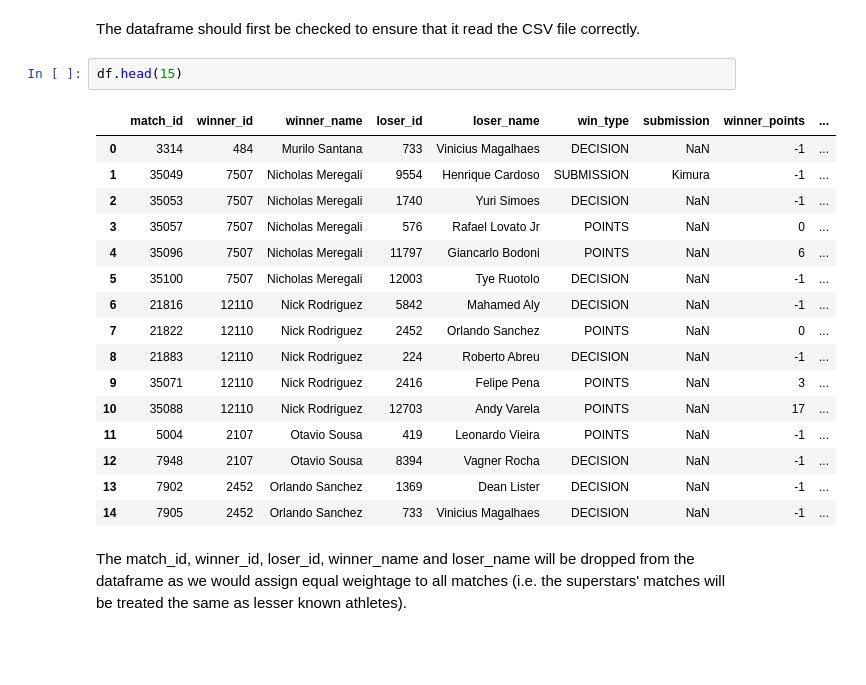
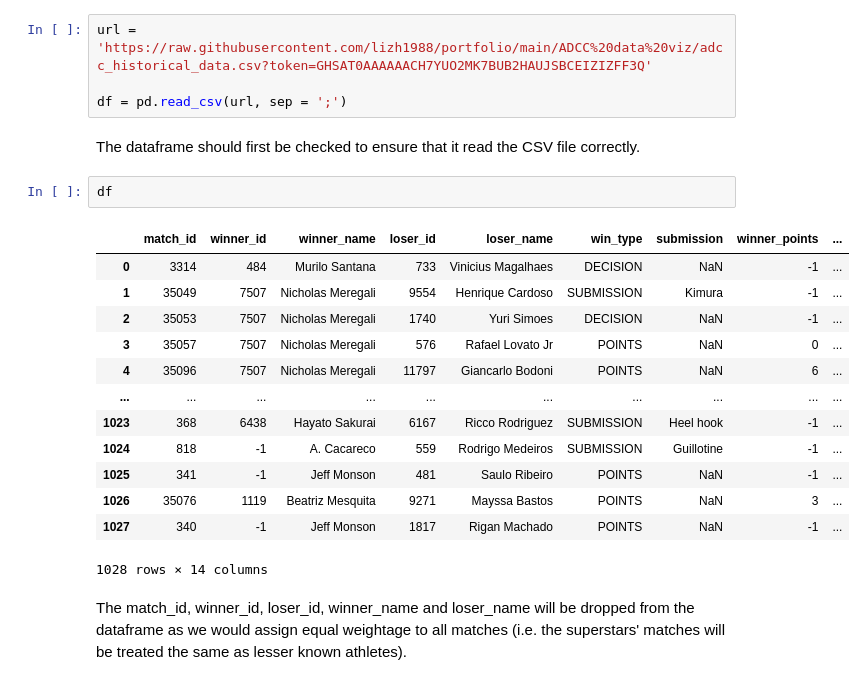
Before and after one commit to lizh1988/portfolio, a Jupyter notebook: ADCC data viz/ADCC data viz.ipynb, the cells around one changed output. Drawn from its saved outputs; the diff is of its cells as text; blank space fills up the shorter version.

```diff
--- a/ADCC data viz/ADCC data viz.ipynb
+++ b/ADCC data viz/ADCC data viz.ipynb
@@ -30,24 +29,25 @@ df = pd.read_csv(r'C:\Users\lizhi\OneDrive\Desktop\Portfolio\ADCC data viz\adcc_
+# %%
+url = 'https://raw.githubusercontent.com/lizh1988/portfolio/main/ADCC%20data%20viz/adcc_historical_data.csv?token=GHSAT0AAAAAACH7YUO2MK7BUB2HAUJSBCEIZIZFF3Q'
+
+df = pd.read_csv(url, sep = ';')
 # %% [markdown]
 The dataframe should first be checked to ensure that it read the CSV file correctly.
 # %%
-df.head(15)
+df
 # %% [output]
 |  | match_id | winner_id | winner_name | loser_id | loser_name | win_type | submission | winner_points | ... |
 | 0 | 3314 | 484 | Murilo Santana | 733 | Vinicius Magalhaes | DECISION | NaN | -1 | ... |
 | 1 | 35049 | 7507 | Nicholas Meregali | 9554 | Henrique Cardoso | SUBMISSION | Kimura | -1 | ... |
 | 2 | 35053 | 7507 | Nicholas Meregali | 1740 | Yuri Simoes | DECISION | NaN | -1 | ... |
 | 3 | 35057 | 7507 | Nicholas Meregali | 576 | Rafael Lovato Jr | POINTS | NaN | 0 | ... |
 | 4 | 35096 | 7507 | Nicholas Meregali | 11797 | Giancarlo Bodoni | POINTS | NaN | 6 | ... |
-| 5 | 35100 | 7507 | Nicholas Meregali | 12003 | Tye Ruotolo | DECISION | NaN | -1 | ... |
-| 6 | 21816 | 12110 | Nick Rodriguez | 5842 | Mahamed Aly | DECISION | NaN | -1 | ... |
-| 7 | 21822 | 12110 | Nick Rodriguez | 2452 | Orlando Sanchez | POINTS | NaN | 0 | ... |
-| 8 | 21883 | 12110 | Nick Rodriguez | 224 | Roberto Abreu | DECISION | NaN | -1 | ... |
-| 9 | 35071 | 12110 | Nick Rodriguez | 2416 | Felipe Pena | POINTS | NaN | 3 | ... |
-| 10 | 35088 | 12110 | Nick Rodriguez | 12703 | Andy Varela | POINTS | NaN | 17 | ... |
-| 11 | 5004 | 2107 | Otavio Sousa | 419 | Leonardo Vieira | POINTS | NaN | -1 | ... |
-| 12 | 7948 | 2107 | Otavio Sousa | 8394 | Vagner Rocha | DECISION | NaN | -1 | ... |
-| 13 | 7902 | 2452 | Orlando Sanchez | 1369 | Dean Lister | DECISION | NaN | -1 | ... |
-| 14 | 7905 | 2452 | Orlando Sanchez | 733 | Vinicius Magalhaes | DECISION | NaN | -1 | ... |
+| ... | ... | ... | ... | ... | ... | ... | ... | ... | ... |
+| 1023 | 368 | 6438 | Hayato Sakurai | 6167 | Ricco Rodriguez | SUBMISSION | Heel hook | -1 | ... |
+| 1024 | 818 | -1 | A. Cacareco | 559 | Rodrigo Medeiros | SUBMISSION | Guillotine | -1 | ... |
+| 1025 | 341 | -1 | Jeff Monson | 481 | Saulo Ribeiro | POINTS | NaN | -1 | ... |
+| 1026 | 35076 | 1119 | Beatriz Mesquita | 9271 | Mayssa Bastos | POINTS | NaN | 3 | ... |
+| 1027 | 340 | -1 | Jeff Monson | 1817 | Rigan Machado | POINTS | NaN | -1 | ... |
+1028 rows × 14 columns
 # %% [markdown]
 The match_id, winner_id, loser_id, winner_name and loser_name will be dropped from the dataframe as we would assign equal weightage to all matches (i.e. the superstars' matches will be treated the same as lesser known athletes).
 # %%
```
Also changed, not shown: parts of 12 cells of this notebook.
